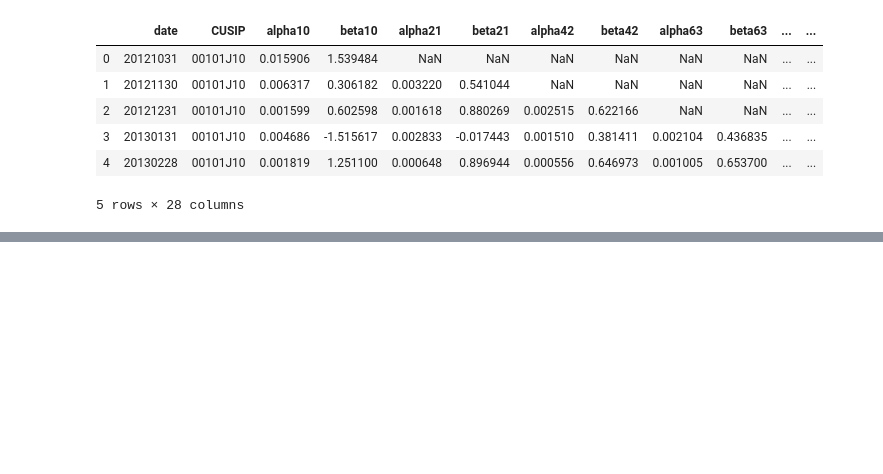
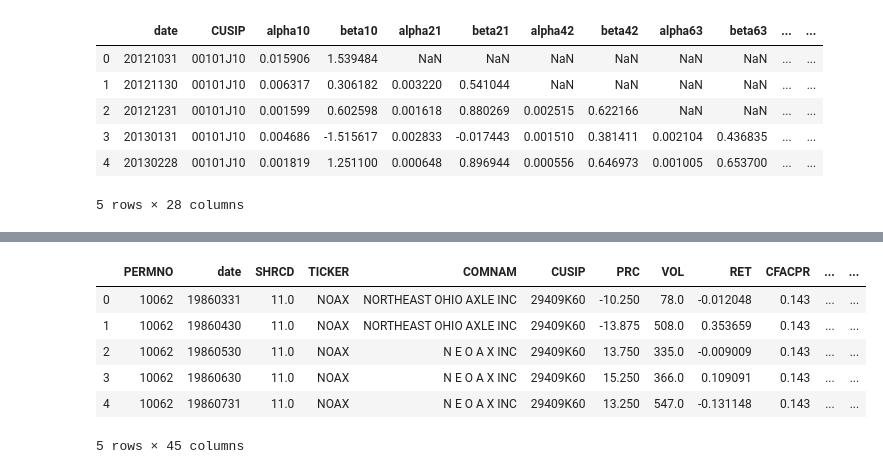
Before and after one commit to danielzzhou/mlteamproject, a Jupyter notebook: Untitled4(1).ipynb, the cells around one changed output, grey strips where cells are left out. Drawn from its saved outputs; the diff is of its cells as text; code cells hidden in the pictures; blank space fills up the shorter version.

```diff
--- a/Untitled4(1).ipynb
+++ b/Untitled4(1).ipynb
@@ -159,0 +177,10 @@ agg.to_csv("alphaNbeta.csv")
+# %%
+df2.head()
+# %% [output]
+|  | PERMNO | date | SHRCD | TICKER | COMNAM | CUSIP | PRC | VOL | RET | CFACPR | ... | ... |
+| 0 | 10062 | 19860331 | 11.0 | NOAX | NORTHEAST OHIO AXLE INC | 29409K60 | -10.250 | 78.0 | -0.012048 | 0.143 | ... | ... |
+| 1 | 10062 | 19860430 | 11.0 | NOAX | NORTHEAST OHIO AXLE INC | 29409K60 | -13.875 | 508.0 | 0.353659 | 0.143 | ... | ... |
+| 2 | 10062 | 19860530 | 11.0 | NOAX | N E O A X INC | 29409K60 | 13.750 | 335.0 | -0.009009 | 0.143 | ... | ... |
+| 3 | 10062 | 19860630 | 11.0 | NOAX | N E O A X INC | 29409K60 | 15.250 | 366.0 | 0.109091 | 0.143 | ... | ... |
+| 4 | 10062 | 19860731 | 11.0 | NOAX | N E O A X INC | 29409K60 | 13.250 | 547.0 | -0.131148 | 0.143 | ... | ... |
+5 rows × 45 columns
```
Also changed, not shown: parts of 11 cells of this notebook, 1 other file.
